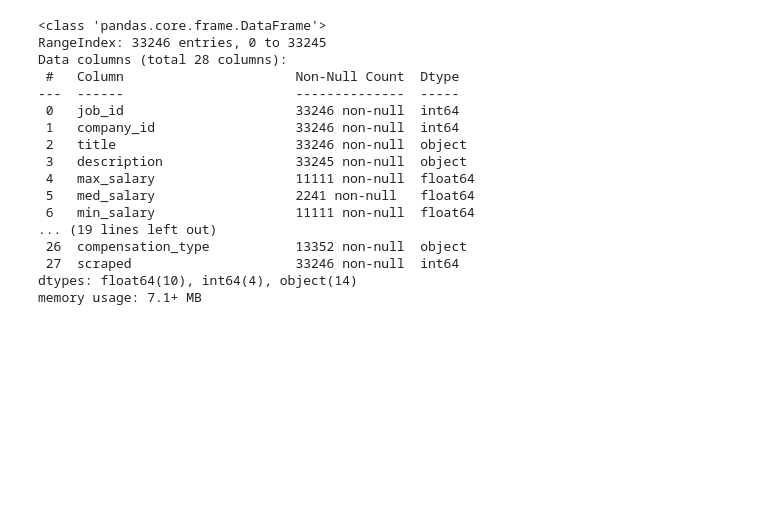
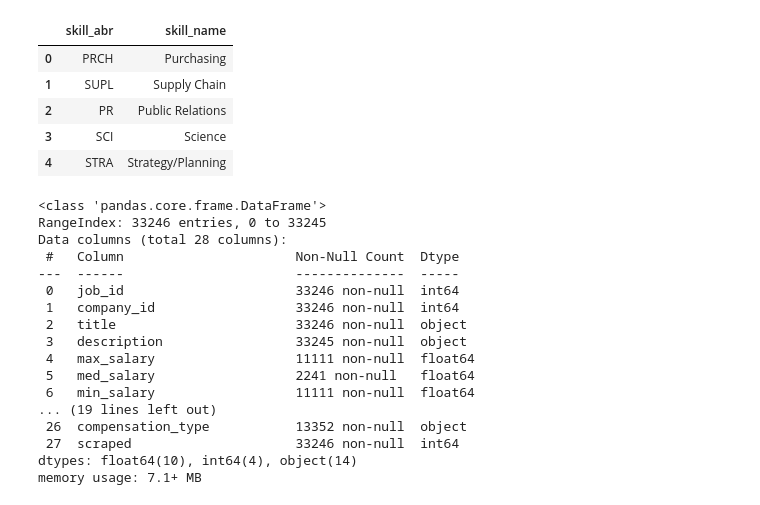
Before and after one commit to shahnawaz52/uApply-Job-Recommendation-System, a Jupyter notebook: notebooks/job_data_mapping.ipynb, the cells around one changed output. Drawn from its saved outputs; the diff is of its cells as text; code cells hidden in the pictures; blank space fills up the shorter version.

```diff
--- a/notebooks/job_data_mapping.ipynb
+++ b/notebooks/job_data_mapping.ipynb
@@ -33 +9,32 @@ skills = pd.read_csv(r'C:\Users\Checkout\Documents\Fall 2023\uApply\backend\src\
+# %%
+# Read path dynamically
+current_directory = os.path.dirname(os.path.abspath("__file__"))
+project_root = os.path.abspath(os.path.join(current_directory, '..'))
+job_postings = os.path.join(project_root, 'src', 'data', 'job_postings.csv')
+company_industries = os.path.join(project_root, 'src', 'data', 'company_industries.csv')
+company_specialities = os.path.join(project_root, 'src', 'data', 'company_specialities.csv')
+companies = os.path.join(project_root, 'src', 'data', 'companies.csv')
+job_industries = os.path.join(project_root, 'src', 'data', 'job_industries.csv')
+industries = os.path.join(project_root, 'src', 'data', 'industries.csv')
+job_skills = os.path.join(project_root, 'src', 'data', 'job_skills.csv')
+salaries = os.path.join(project_root, 'src', 'data', 'salaries.csv')
+skills = os.path.join(project_root, 'src', 'data', 'skills.csv')
+# %%
+# Read CSV file using pandas read_csv
+job_postings = pd.read_csv(job_postings)
+company_industries = pd.read_csv(company_industries)
+company_specialities = pd.read_csv(company_specialities)
+companies = pd.read_csv(companies)
+job_industries = pd.read_csv(job_industries)
+industries = pd.read_csv(industries)
+job_skills = pd.read_csv(job_skills)
+salaries = pd.read_csv(salaries)
+skills = pd.read_csv(skills)
+# %% [output]
+|  | skill_abr | skill_name |
+| 0 | PRCH | Purchasing |
+| 1 | SUPL | Supply Chain |
+| 2 | PR | Public Relations |
+| 3 | SCI | Science |
+| 4 | STRA | Strategy/Planning |
 # %%
```
Also changed, not shown: parts of 12 cells of this notebook.
